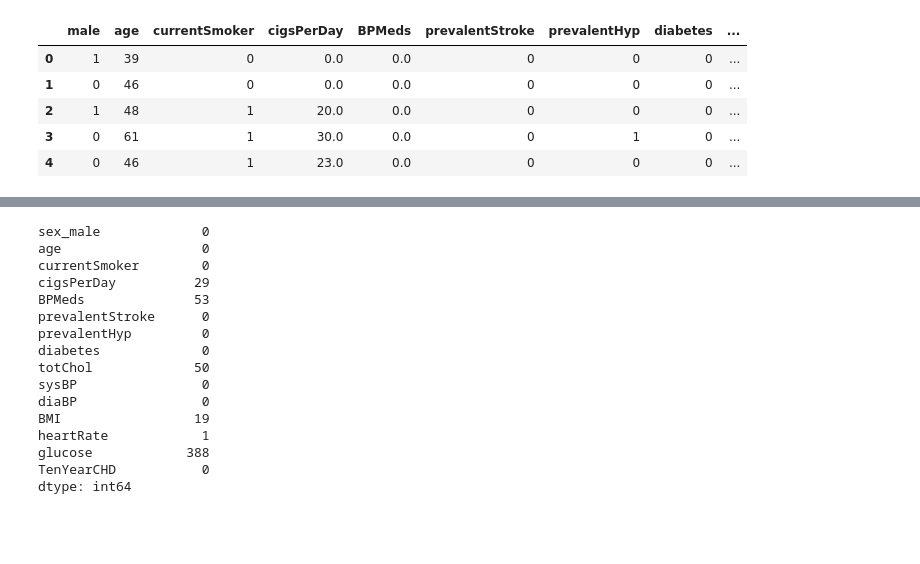
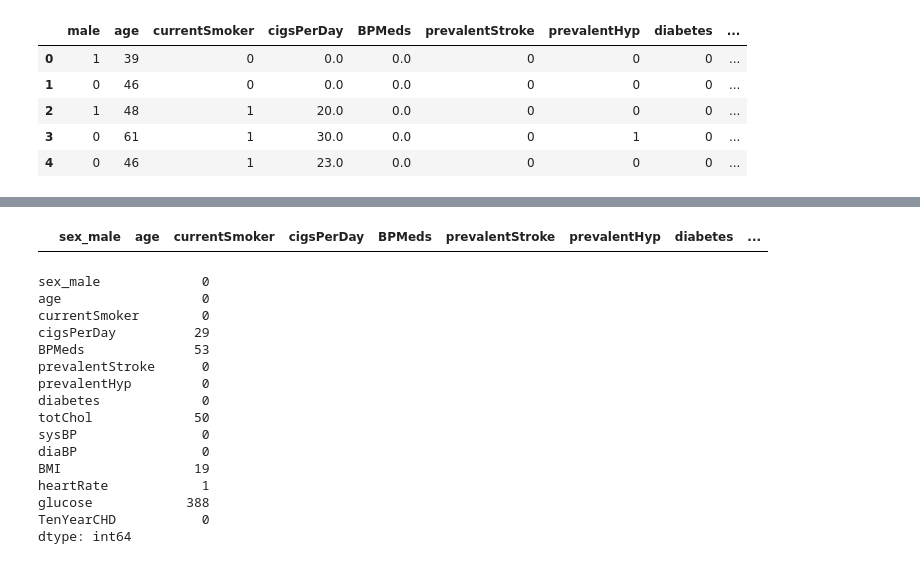
Before and after one commit to NimeshaPrasadini/ML_Assignment2_IT19028774_IT19140476_IT19123578_IT19138732, a Jupyter notebook: IT19028774_IT19140476_IT19123578_IT19138732.ipynb, the cells around one changed output, grey strips where cells are left out. Saved outputs shown, nothing was run; the diff lists cells and outputs as text; code cells hidden in the pictures; blank space fills up the shorter version.

```diff
--- a/IT19028774_IT19140476_IT19123578_IT19138732.ipynb
+++ b/IT19028774_IT19140476_IT19123578_IT19138732.ipynb
@@ -27,6 +52,12 @@ chd_df.head()
 # %%
 #Rename 'male' column name
 chd_df.rename(columns={'male':'sex_male'},inplace=True)
+# %%
+#check for dupicate columns
+duplicate_df = chd_df[chd_df.duplicated()]
+duplicate_df
+# %% [output]
+|  | sex_male | age | currentSmoker | cigsPerDay | BPMeds | prevalentStroke | prevalentHyp | diabetes | ... |
 # %%
 #Find missing values
 chd_df.isnull().sum()
```
Also changed, not shown: parts of 3 cells of this notebook.
